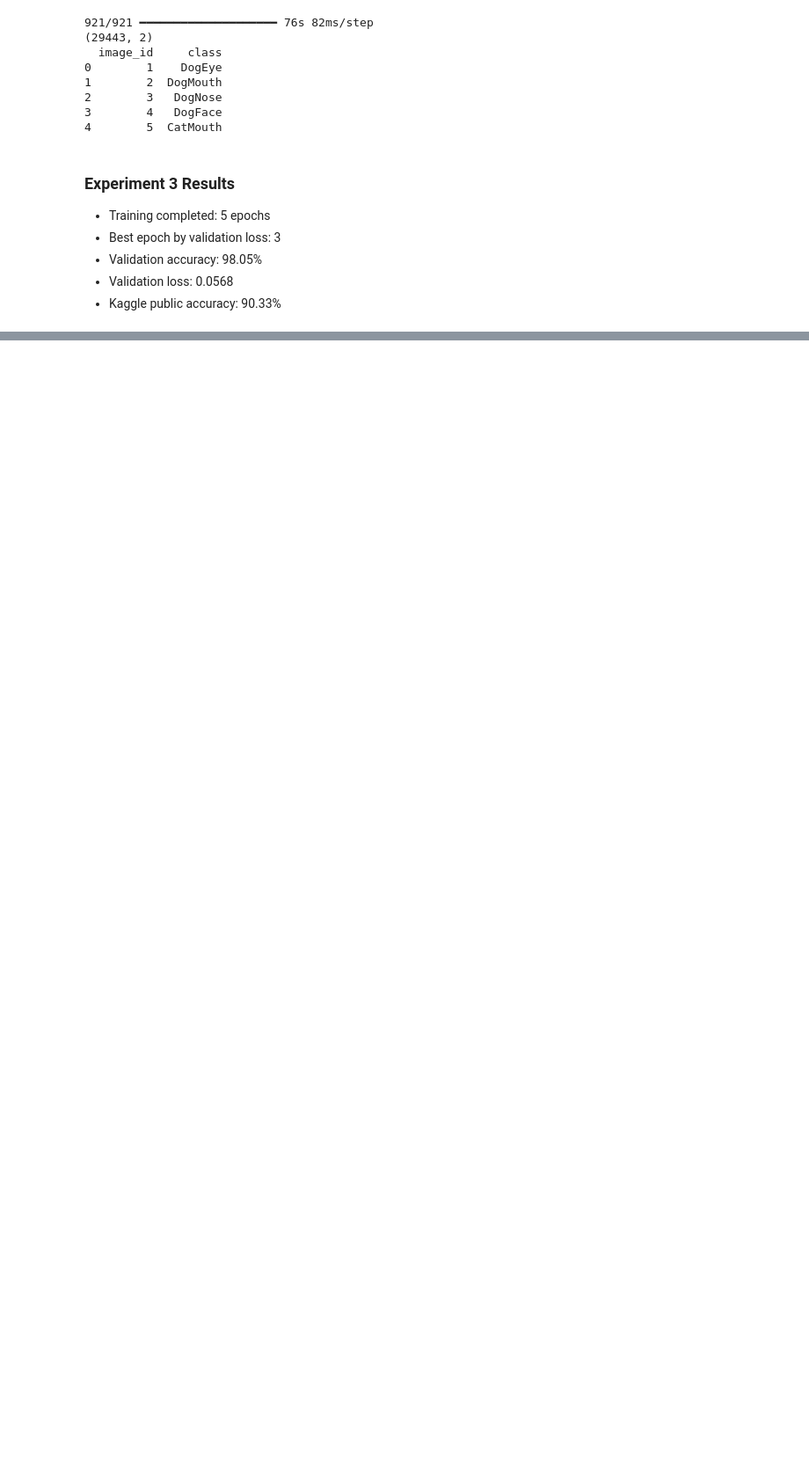
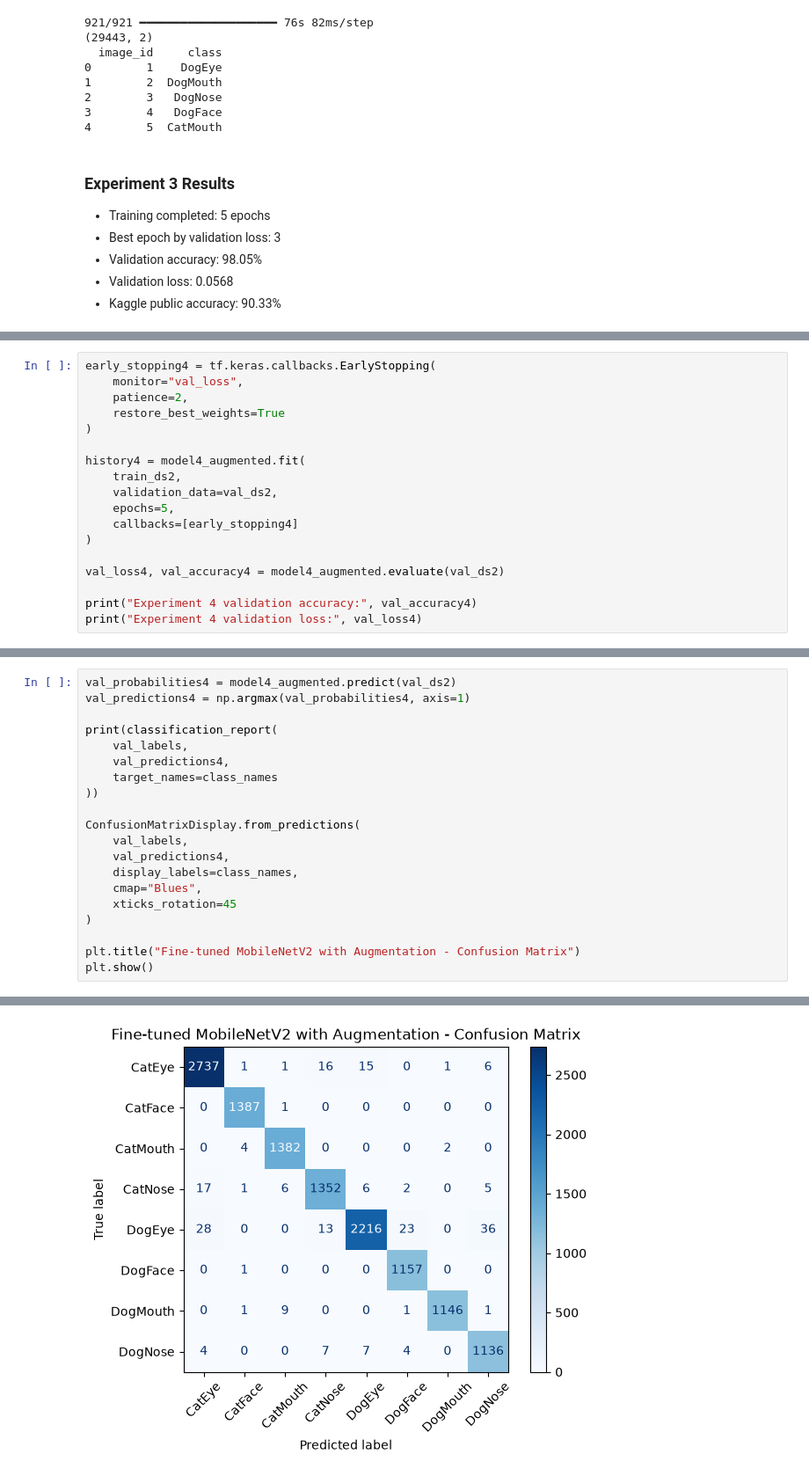
Before and after one commit to chaima-oueslati/facial_feature_classifier, a Jupyter notebook: notebooks/facial_feature_classifier.ipynb, the cells around one changed output, grey strips where cells are left out. Shown at 88% size. Drawn from its saved outputs; the diff is of its cells as text; blank space fills up the shorter version.

Commit message:
Add MobileNetV2 augmentation experiment and evaluation

```diff
--- a/notebooks/facial_feature_classifier.ipynb
+++ b/notebooks/facial_feature_classifier.ipynb
@@ -759,0 +800,18 @@ print(submission3.head())
+# %%
+early_stopping4 = tf.keras.callbacks.EarlyStopping(
+    monitor="val_loss",
+    patience=2,
+    restore_best_weights=True
+)
+
+history4 = model4_augmented.fit(
+    train_ds2,
+    validation_data=val_ds2,
+    epochs=5,
+    callbacks=[early_stopping4]
+)
+
+val_loss4, val_accuracy4 = model4_augmented.evaluate(val_ds2)
+
+print("Experiment 4 validation accuracy:", val_accuracy4)
+print("Experiment 4 validation loss:", val_loss4)
@@ -759,0 +834,21 @@ print(submission3.head())
+# %%
+val_probabilities4 = model4_augmented.predict(val_ds2)
+val_predictions4 = np.argmax(val_probabilities4, axis=1)
+
+print(classification_report(
+    val_labels,
+    val_predictions4,
+    target_names=class_names
+))
+
+ConfusionMatrixDisplay.from_predictions(
+    val_labels,
+    val_predictions4,
+    display_labels=class_names,
+    cmap="Blues",
+    xticks_rotation=45
+)
+
+plt.title("Fine-tuned MobileNetV2 with Augmentation - Confusion Matrix")
+plt.show()
+# %% [output]
@@ -759,0 +870 @@ print(submission3.head())
+[figure, added]
```
Also changed, not shown: parts of 9 cells of this notebook.
